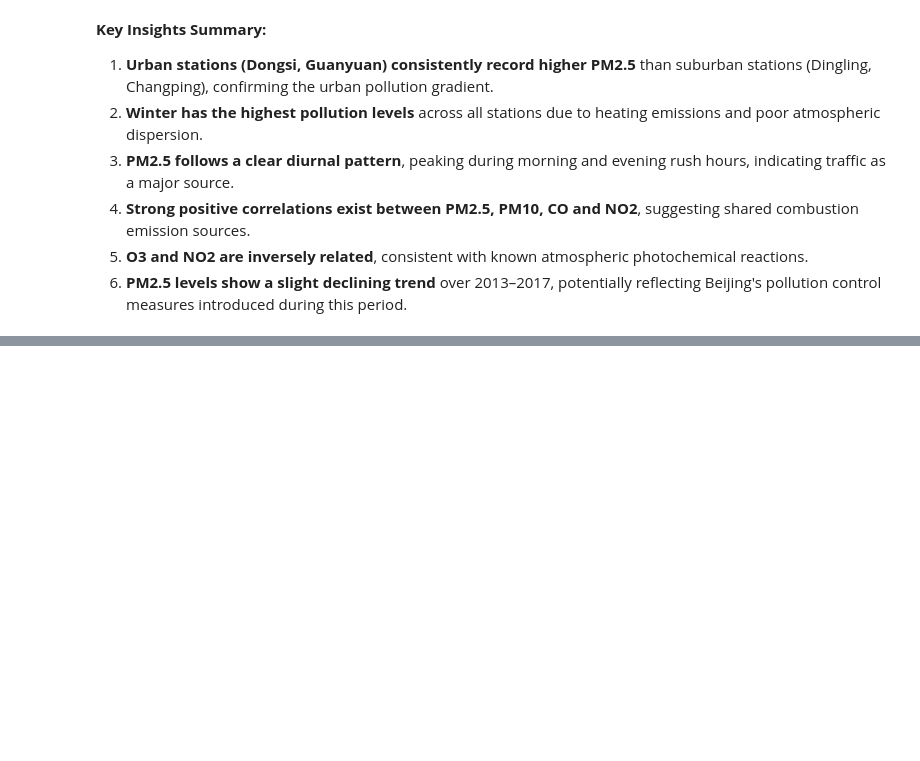
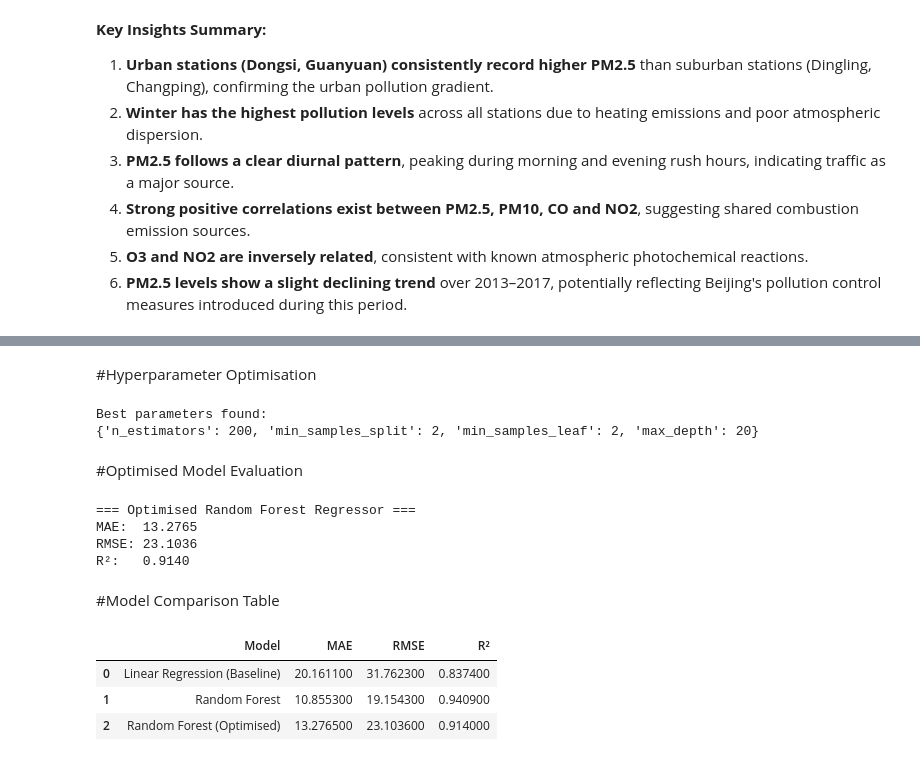
Before and after one commit to kunalan-Subatharan/Beijing-Air-Quality-Analysis, a Jupyter notebook: CMP7005_PRAC1_Beijing_Air_Quality.ipynb, the cells around one changed output, grey strips where cells are left out. Saved outputs shown, nothing was run; the diff lists cells and outputs as text; code cells hidden in the pictures; blank space fills up the shorter version.

```diff
--- a/CMP7005_PRAC1_Beijing_Air_Quality.ipynb
+++ b/CMP7005_PRAC1_Beijing_Air_Quality.ipynb
@@ -762,0 +946,73 @@ Statistical Summary of PM2.5 by Station:
+# %% [markdown]
+#Hyperparameter Optimisation
+# %%
+# Hyperparameter Optimisation using RandomizedSearchCV
+
+from sklearn.model_selection import RandomizedSearchCV
+
+sample_idx = np.random.choice(len(X_train_scaled), size=20000, replace=False)
+X_train_sample = X_train_scaled[sample_idx]
+y_train_sample = y_train.iloc[sample_idx]
+
+param_grid = {
+    'n_estimators'     : [100, 200],
+    'max_depth'        : [10, 20],
+    'min_samples_split': [2, 5],
+    'min_samples_leaf' : [1, 2]
+}
+
+rf_random = RandomizedSearchCV(
+    estimator           = RandomForestRegressor(random_state=42, n_jobs=-1),
+    param_distributions = param_grid,
+    n_iter              = 5,
+    cv                  = 2,
+    scoring             = 'r2',
+    random_state        = 42,
+    n_jobs              = -1
+)
+
+rf_random.fit(X_train_sample, y_train_sample)
+
+print("Best parameters found:")
+print(rf_random.best_params_)
+# %% [output]
+Best parameters found:
+{'n_estimators': 200, 'min_samples_split': 2, 'min_samples_leaf': 2, 'max_depth': 20}
+# %% [markdown]
+#Optimised Model Evaluation
+# %%
+# Evaluate the optimised model
+best_rf = rf_random.best_estimator_
+best_pred = best_rf.predict(X_test_scaled)
+
+best_mae  = mean_absolute_error(y_test, best_pred)
+best_rmse = np.sqrt(mean_squared_error(y_test, best_pred))
+best_r2   = r2_score(y_test, best_pred)
+
+print("=== Optimised Random Forest Regressor ===")
+print(f"MAE:  {best_mae:.4f}")
+print(f"RMSE: {best_rmse:.4f}")
+print(f"R²:   {best_r2:.4f}")
+# %% [output]
+=== Optimised Random Forest Regressor ===
+MAE:  13.2765
+RMSE: 23.1036
+R²:   0.9140
+# %% [markdown]
+#Model Comparison Table
+# %%
+# Model Comparison Summary
+results = pd.DataFrame({
+    'Model': ['Linear Regression (Baseline)', 'Random Forest', 'Random Forest (Optimised)'],
+    'MAE'  : [round(lr_mae, 4), round(rf_mae, 4), round(best_mae, 4)],
+    'RMSE' : [round(lr_rmse, 4), round(rf_rmse, 4), round(best_rmse, 4)],
+    'R²'   : [round(lr_r2, 4), round(rf_r2, 4), round(best_r2, 4)]
+})
+
+display(results.style.background_gradient(cmap='Greens', subset=['R²'])
+               .background_gradient(cmap='Reds_r', subset=['MAE', 'RMSE']))
+# %% [output]
+|  | Model | MAE | RMSE | R² |
+| 0 | Linear Regression (Baseline) | 20.161100 | 31.762300 | 0.837400 |
+| 1 | Random Forest | 10.855300 | 19.154300 | 0.940900 |
+| 2 | Random Forest (Optimised) | 13.276500 | 23.103600 | 0.914000 |
```
Also changed, not shown: parts of 27 cells of this notebook.
